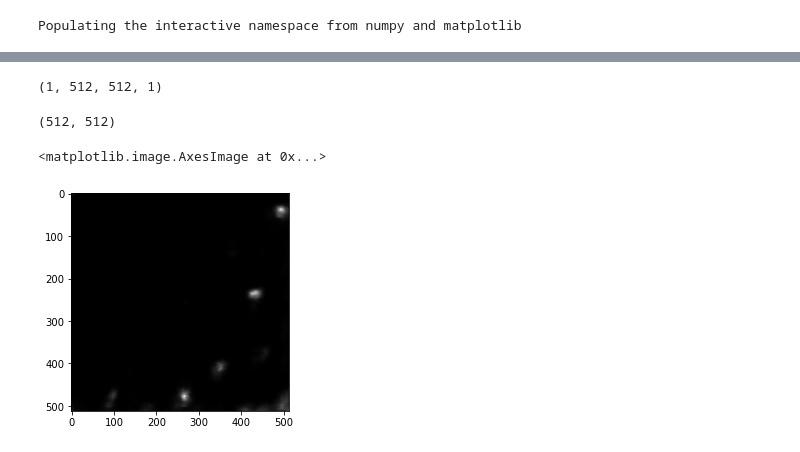
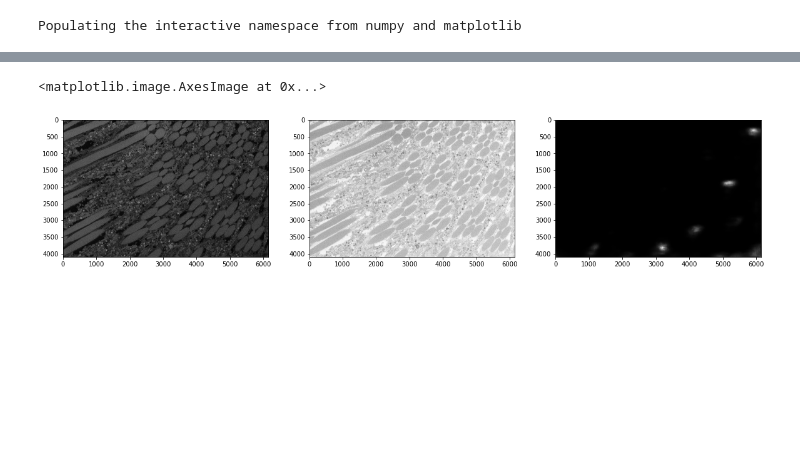
Before and after one commit to jainkhere/neuro, a Jupyter notebook: _EXPERIMENTS/Unet4.ipynb, the cells around one changed output, grey strips where cells are left out. Drawn from its saved outputs; the diff is of its cells as text; code cells hidden in the pictures; blank space fills up the shorter version.

```diff
--- a/_EXPERIMENTS/Unet4.ipynb
+++ b/_EXPERIMENTS/Unet4.ipynb
@@ -99 +58,11 @@ imshow(img_inverted_normalized_resized, cmap='gray')
+# %%
+# create temp image for downsize
+
+# downsize to size
+DOWNSIZE_TO = (512, 512)
+
+temp_img = Image.fromarray(img_copy[0, :, :, 0])
+temp_img = temp_img.resize((DOWNSIZE_TO[0], DOWNSIZE_TO[1]), resample=Image.NEAREST)
+
+img_inverted_normalized_resized = numpy.asarray(temp_img)
 # %%
@@ -111,4 +79,0 @@ pred = predict_net(model, img_copy_resized)
-# %%
-pred.shape
-# %% [output]
-(1, 512, 512, 1)
@@ -117,9 +80,14 @@ pred_img = pred[0,:,:,0]
-# %%
-pred_img.shape
-# %% [output]
-(512, 512)
-# %%
-imshow(pred_img, cmap='gray')
-# %% [output]
-<matplotlib.image.AxesImage at 0x...>
-[figure, removed]
+# %%
+# upsize predicted image to original size
+pred_img = pred[0,:,:,0]
+temp_img = Image.fromarray(pred_img[:, :])
+temp_img = temp_img.resize((img.shape[1],img.shape[0]), resample=Image.NEAREST)
+predicted_img_resized = np.asarray(temp_img)
+# %%
+f, images_subplot = plt.subplots(1,3, figsize=(20, 20))
+images_subplot[0].imshow(img, cmap='gray')
+images_subplot[1].imshow(img_inverted, cmap='gray')
+images_subplot[2].imshow(predicted_img_resized, cmap='gray')
+# %% [output]
+<matplotlib.image.AxesImage at 0x...>
+[figure, added]
```
Also changed, not shown: parts of 27 cells of this notebook, 6 other files.
